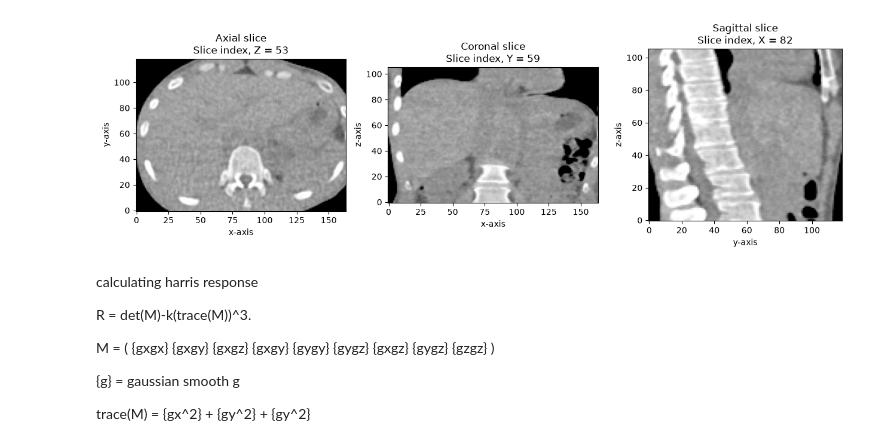
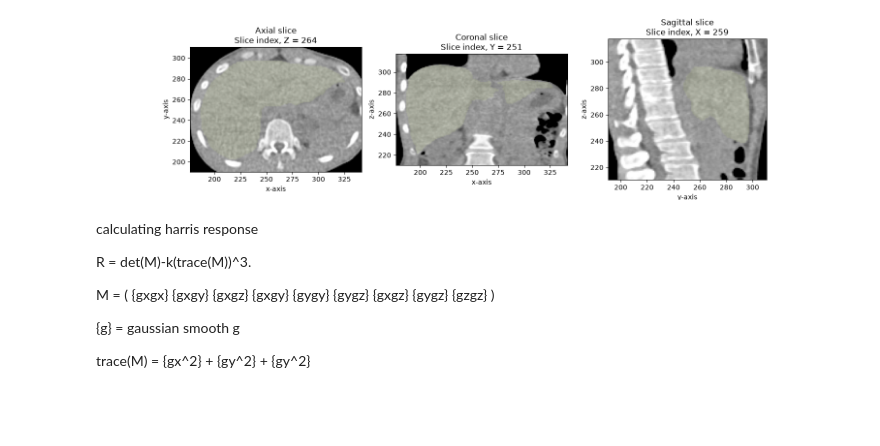
Before and after one commit to rifqi2708/segmentation, a Jupyter notebook: distinct_querypoint/gradient.ipynb, the cells around one changed output. Drawn from its saved outputs; the diff is of its cells as text; code cells hidden in the pictures; blank space fills up the shorter version.

```diff
--- a/distinct_querypoint/gradient.ipynb
+++ b/distinct_querypoint/gradient.ipynb
@@ -85,9 +70,8 @@ def crop_img_mask (img, mask):
-# %%
-smooth_img_win = window (smooth_img, window_width = 400, window_center = 40)
-crop_img, crop_mask = crop_img_mask(smooth_img_win, mask)
-img_show3D (crop_img, scale = 3)
-# %% [output]
-[figure, removed]
+# %%
+smooth_img_win = window (smooth_img, window_width = 400, window_center = 40)
+img_show3D (smooth_img_win, mask= mask, maskcrop= True, scale = 3, alpha= 0.1)
+# %% [output]
+[figure, added]
 # %%
 gradient_img = gradient_filter.Execute(smooth_img)
 # %%
```
Also changed, not shown: parts of 12 cells of this notebook, 3 other files.
